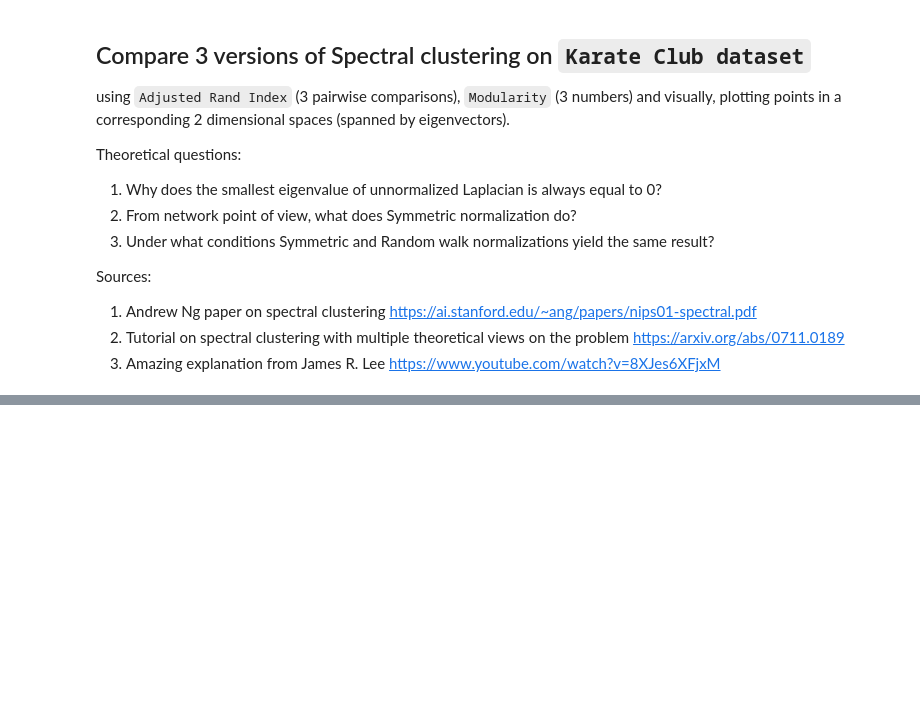
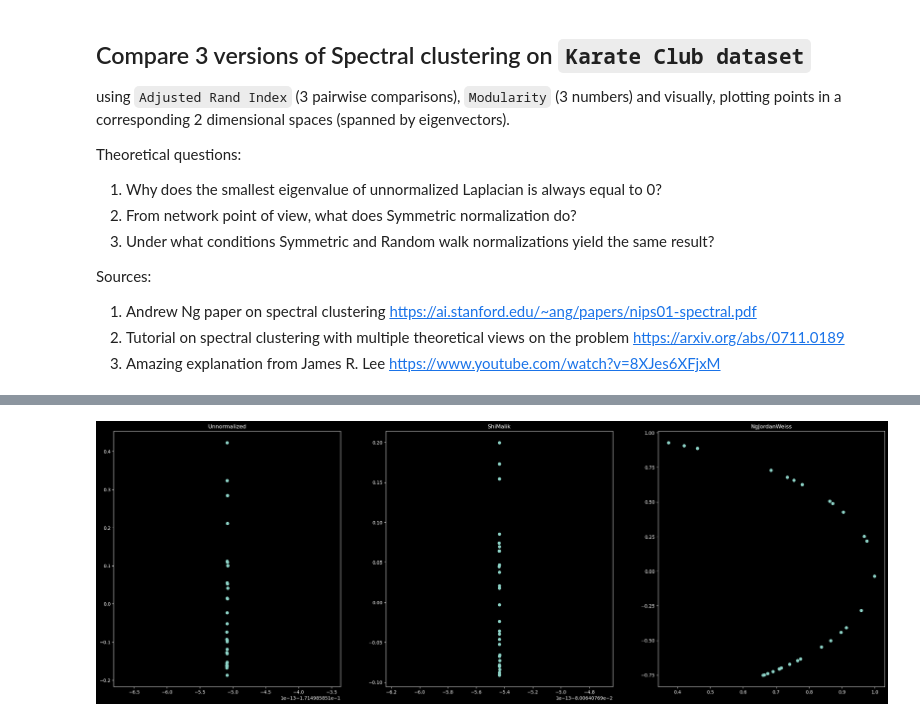
Before and after one commit to Ilykuleshov/iitp_networks1, a Jupyter notebook: 2022/seminar-3/networks-clustering-ha3.ipynb, the cells around one changed output, grey strips where cells are left out. Cells and saved outputs as stored; diff of their text form; code cells hidden in the pictures; blank space fills up the shorter version.

```diff
--- a/2022/seminar-3/networks-clustering-ha3.ipynb
+++ b/2022/seminar-3/networks-clustering-ha3.ipynb
@@ -184,0 +239,11 @@ Sources:
+# %%
+k = 2
+# %%
+def unnormalized_sc(D, W, k):
+    L = D - W
+    eig_val, eig_vec = la.eig(L)
+    U = eig_vec[:, np.argsort(eig_val)[:k]]
+    clustering = cluster_kmeans(U, k)
+    return clustering, U
+
+all_clustering['Unnormalized'] = unnormalized_sc(D, W, k)
@@ -184,0 +252,8 @@ Sources:
+# %%
+def shimalik_sc(D, W, k):
+    L = D - W
+    eig_val, eig_vec = la.eigh(L, b=D)
+    U = eig_vec[:, np.argsort(eig_val)[:k]]
+    return cluster_kmeans(U, k), U
+
+all_clustering['ShiMalik'] = shimalik_sc(D, W, k)
@@ -184,0 +262,11 @@ Sources:
+# %%
+def ngjordanweiss_sc(D, W, k):
+    d_inv_sqrt = la.sqrtm(la.inv(D))
+    L = D - W
+    L_sym = d_inv_sqrt @ L @ d_inv_sqrt
+    eig_val, eig_vec = la.eig(L_sym)
+    U = eig_vec[:, np.argsort(eig_val)[:k]]
+    T = U / la.norm(U, axis=1, keepdims=True)
+    return cluster_kmeans(T, k), T
+
+all_clustering['NgJordanWeiss'] = ngjordanweiss_sc(D, W, k)
@@ -184,0 +288,7 @@ Sources:
+# %%
+fig, axs = plt.subplots(1, 3, figsize=(30, 10))
+for ax, (k, (_, mat)) in zip(axs, all_clustering.items()):
+    ax.scatter(mat[:, 0], mat[:, 1])
+    ax.set_title(k)
+# %% [output]
+[figure, added]
```
Also changed, not shown: parts of 21 cells of this notebook, 1 other file.
